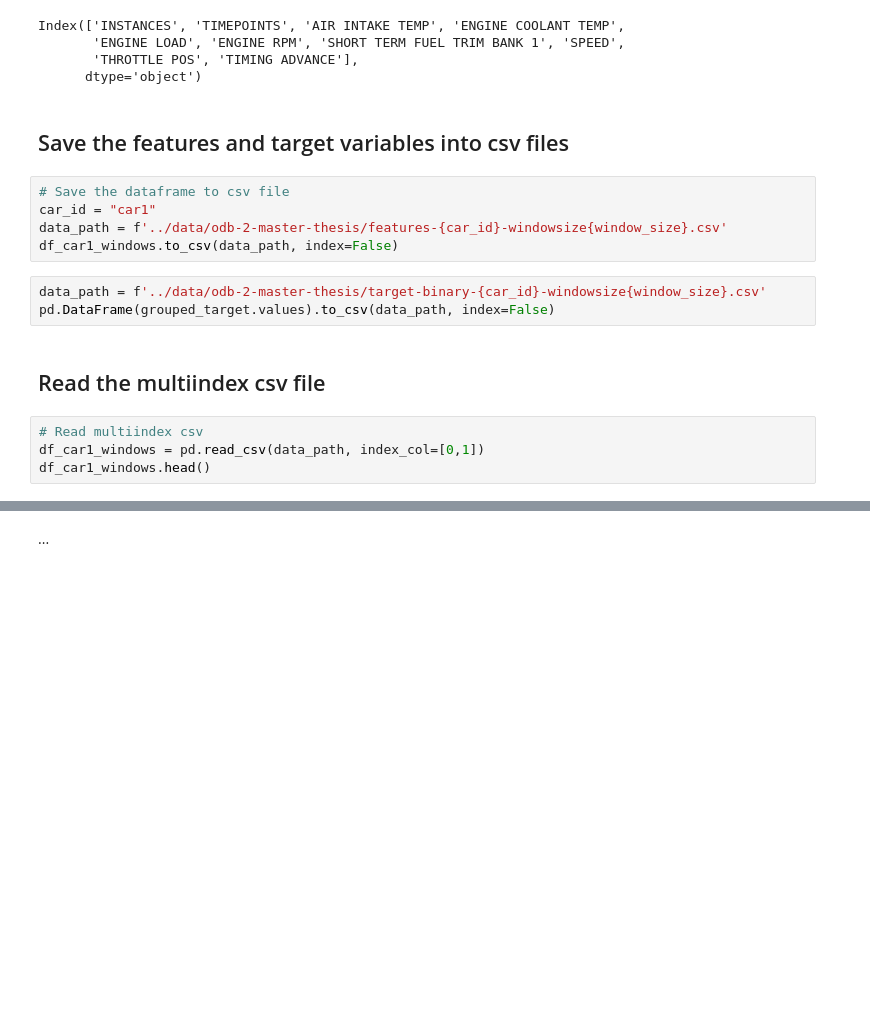
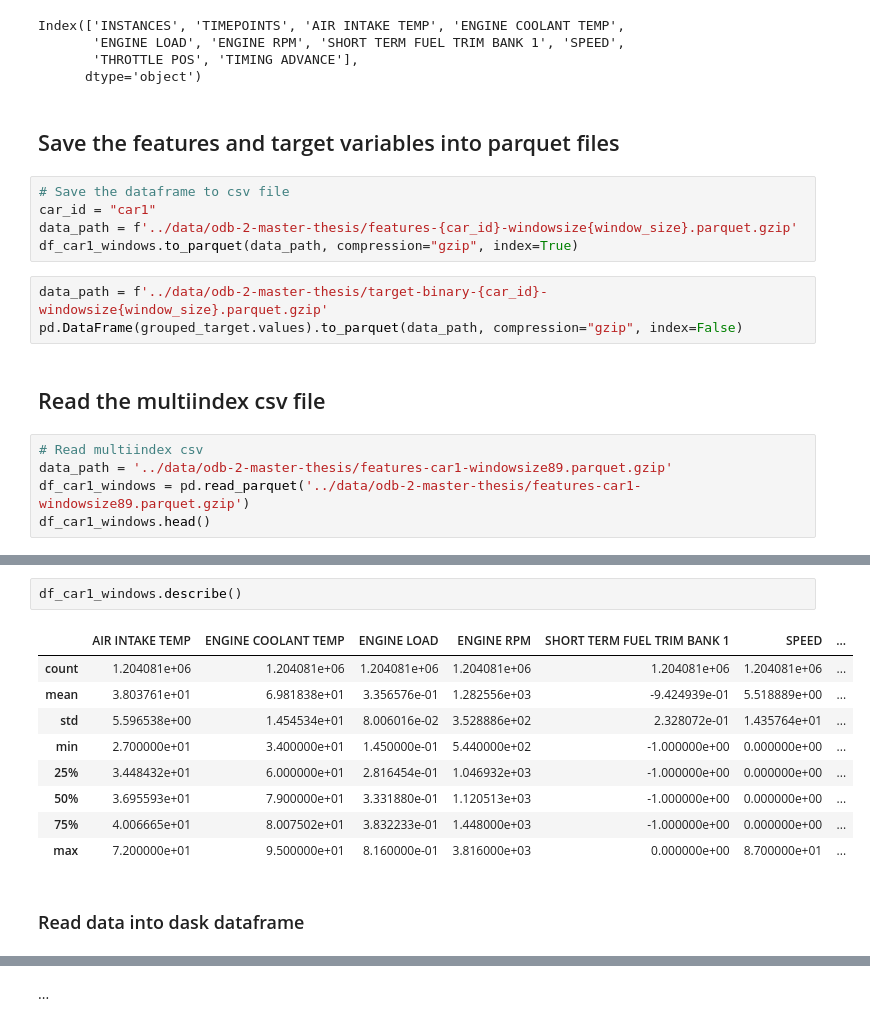
Before and after one commit to shamilnabiyev/automl-time-series, a Jupyter notebook: notebooks/odb-2-dtc.ipynb, the cells around one changed output, grey strips where cells are left out. Cells and saved outputs as stored; diff of their text form; blank space fills up the shorter version.

Commit message:
Updated notebooks/odb-2-dtc.ipynb
Added a new pipeline to generate sliding windows (size=89) for
all vehicle ids.

```diff
--- a/notebooks/odb-2-dtc.ipynb
+++ b/notebooks/odb-2-dtc.ipynb
@@ -440,20 +436,21 @@ Index(['INSTANCES', 'TIMEPOINTS', 'AIR INTAKE TEMP', 'ENGINE COOLANT TEMP',
        'THROTTLE POS', 'TIMING ADVANCE'],
       dtype='object')
 # %% [markdown]
-## Save the features and target variables into csv files
+## Save the features and target variables into parquet files
 # %%
 # Save the dataframe to csv file
 car_id = "car1"
-data_path = f'../data/odb-2-master-thesis/features-{car_id}-windowsize{window_size}.csv'
-df_car1_windows.to_csv(data_path, index=False)
+data_path = f'../data/odb-2-master-thesis/features-{car_id}-windowsize{window_size}.parquet.gzip'
+df_car1_windows.to_parquet(data_path, compression="gzip", index=True)
 # %%
-data_path = f'../data/odb-2-master-thesis/target-binary-{car_id}-windowsize{window_size}.csv'
-pd.DataFrame(grouped_target.values).to_csv(data_path, index=False)
+data_path = f'../data/odb-2-master-thesis/target-binary-{car_id}-windowsize{window_size}.parquet.gzip'
+pd.DataFrame(grouped_target.values).to_parquet(data_path, compression="gzip", index=False)
 # %% [markdown]
 ## Read the multiindex csv file
 # %%
 # Read multiindex csv
-df_car1_windows = pd.read_csv(data_path, index_col=[0,1])
+data_path = '../data/odb-2-master-thesis/features-car1-windowsize89.parquet.gzip'
+df_car1_windows = pd.read_parquet('../data/odb-2-master-thesis/features-car1-windowsize89.parquet.gzip')
 df_car1_windows.head()
 # %% [output]
 |  |  | AIR INTAKE TEMP | ENGINE COOLANT TEMP | ENGINE LOAD | ENGINE RPM | SHORT TERM FUEL TRIM BANK 1 | ... |
@@ -463,3 +460,17 @@ df_car1_windows.head()
 |  | 2 | 59.0 | 80.0 | 0.329 | 995.0 | 0.0 | ... |
 |  | 3 | 60.0 | 80.0 | 0.325 | 1004.0 | 0.0 | ... |
 |  | 4 | 60.0 | 80.0 | 0.329 | 1005.0 | 0.0 | ... |
+# %%
+df_car1_windows.describe()
+# %% [output]
+|  | AIR INTAKE TEMP | ENGINE COOLANT TEMP | ENGINE LOAD | ENGINE RPM | SHORT TERM FUEL TRIM BANK 1 | SPEED | ... |
+| count | 1.204081e+06 | 1.204081e+06 | 1.204081e+06 | 1.204081e+06 | 1.204081e+06 | 1.204081e+06 | ... |
+| mean | 3.803761e+01 | 6.981838e+01 | 3.356576e-01 | 1.282556e+03 | -9.424939e-01 | 5.518889e+00 | ... |
+| std | 5.596538e+00 | 1.454534e+01 | 8.006016e-02 | 3.528886e+02 | 2.328072e-01 | 1.435764e+01 | ... |
+| min | 2.700000e+01 | 3.400000e+01 | 1.450000e-01 | 5.440000e+02 | -1.000000e+00 | 0.000000e+00 | ... |
+| 25% | 3.448432e+01 | 6.000000e+01 | 2.816454e-01 | 1.046932e+03 | -1.000000e+00 | 0.000000e+00 | ... |
+| 50% | 3.695593e+01 | 7.900000e+01 | 3.331880e-01 | 1.120513e+03 | -1.000000e+00 | 0.000000e+00 | ... |
+| 75% | 4.006665e+01 | 8.007502e+01 | 3.832233e-01 | 1.448000e+03 | -1.000000e+00 | 0.000000e+00 | ... |
+| max | 7.200000e+01 | 9.500000e+01 | 8.160000e-01 | 3.816000e+03 | 0.000000e+00 | 8.700000e+01 | ... |
+# %% [markdown]
+### Read data into dask dataframe
```
Also changed, not shown: parts of 7 cells of this notebook.
